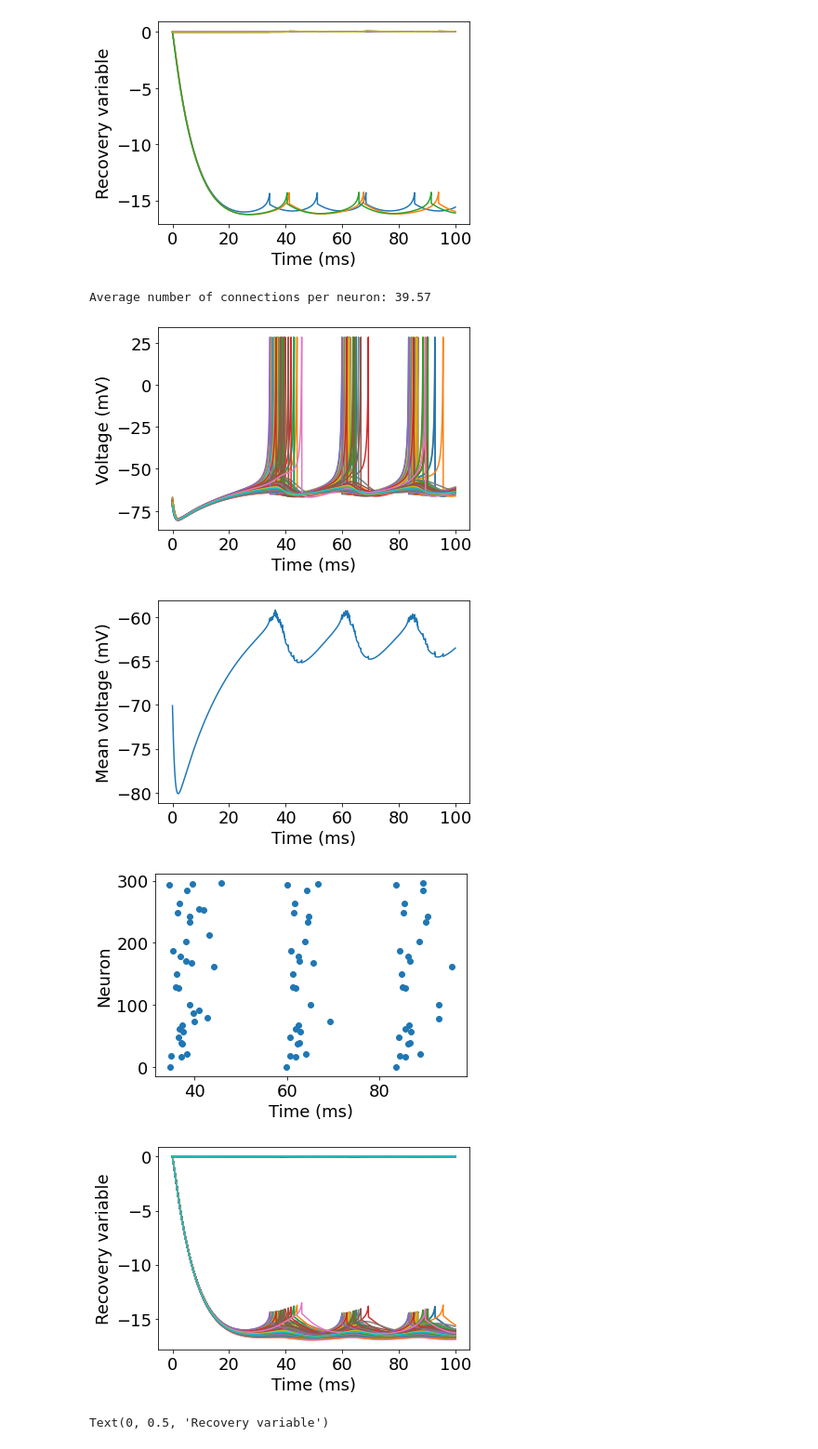
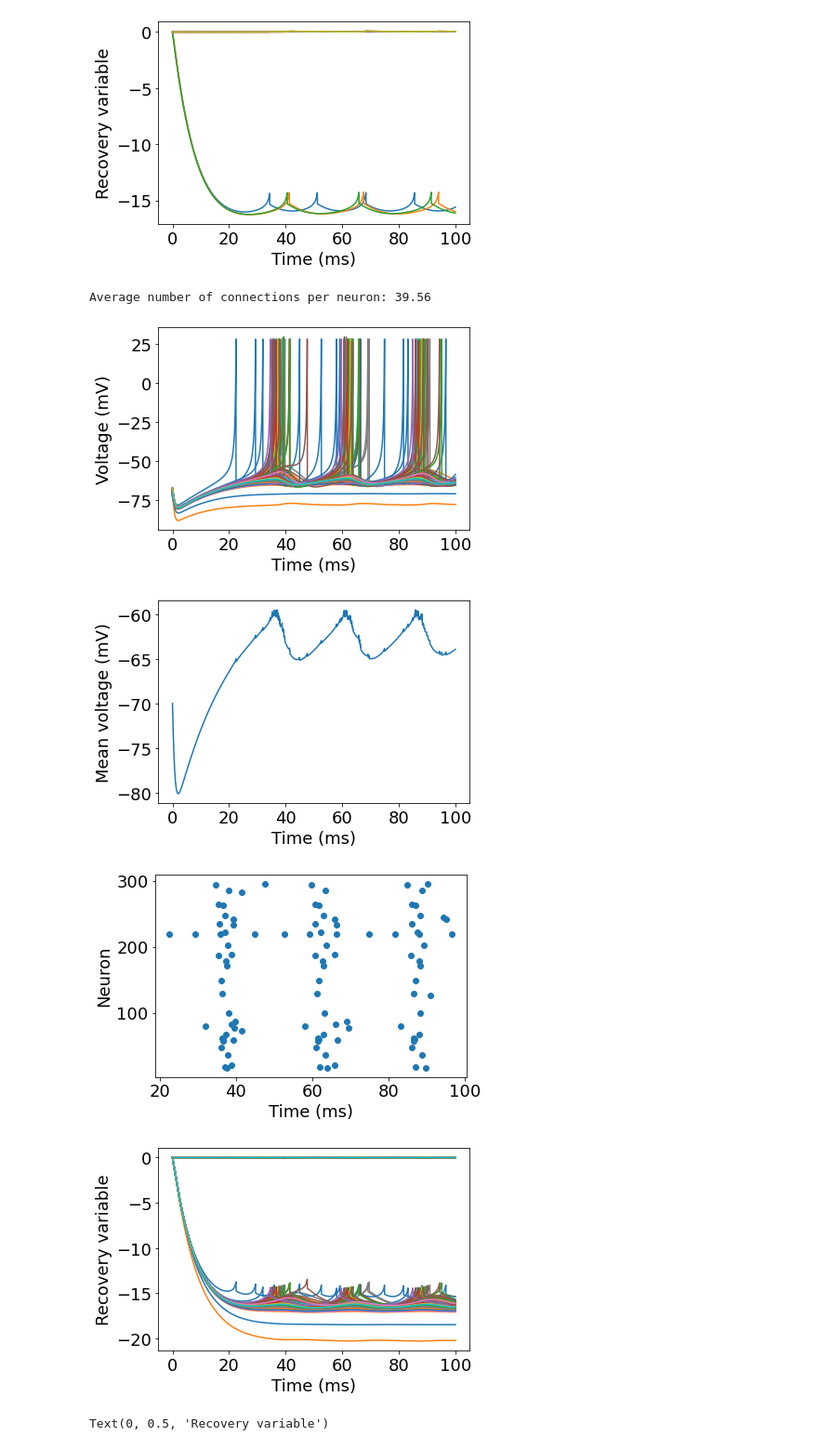
Before and after one commit to davidkelly2002/Final-Year-Project, a Jupyter notebook: Basic Neuron Model.ipynb, the cells around one changed output. Shown: that part at 93% size. Cells and saved outputs as stored; diff of their text form; code cells hidden in the pictures.

```diff
--- a/Basic Neuron Model.ipynb
+++ b/Basic Neuron Model.ipynb
@@ -563,11 +563,13 @@ v_reset = c
 v_thresh = 30
 
 Esyn = -70
-tauS = 2.72
+tauS = 3.043043043043043
 
 J = np.random.normal(0, 0.25, size=(N))
 
-I = 0.15
+I0 = 0.2
+delta = 0.02
+I = stats.cauchy.rvs(loc=I0, scale=delta, size=(N))
 
 # Define desired average number of connections
 Avg_Connections = 40
@@ -660,38 +662,38 @@ plt.figure()
 plt.plot(t_all, y_all[:N, :].T)
 plt.xlabel('Time (ms)')
 plt.ylabel('Voltage (mV)')
 
 plt.figure()
 plt.plot(t_all, y_all[:N, :].mean(axis=0))
 plt.xlabel('Time (ms)')
 plt.ylabel('Mean voltage (mV)')
 
 spike_times = spike_times[:spikeCounter, :]
 plt.figure()
 plt.scatter(spike_times[:, 0], spike_times[:, 1])
 plt.xlabel('Time (ms)')
 plt.ylabel('Neuron')
 
 plt.figure()
 plt.plot(t_all, y_all[N:, :].T)
 plt.xlabel('Time (ms)')
 plt.ylabel('Recovery variable')
 
 
 
 # Count the number of non-zero entries in each row
 connections_per_neuron = np.count_nonzero(g, axis=1)
 
 # Calculate the average number of connections per neuron
 average_connections = np.mean(connections_per_neuron)
 
 print(f"Average number of connections per neuron: {average_connections}")
 # %% [output]
-Average number of connections per neuron: 39.57
+Average number of connections per neuron: 39.56
-[figure, old version]
+[figure, new version]
-[figure, old version]
+[figure, new version]
-[figure, old version]
+[figure, new version]
-[figure, old version]
+[figure, new version]
 # %%
 # Making neuron sparsely connected for second order synaptic term
 # Made neurons all to all connected and made paramters constant
```
Also changed, not shown: 1 other file.
